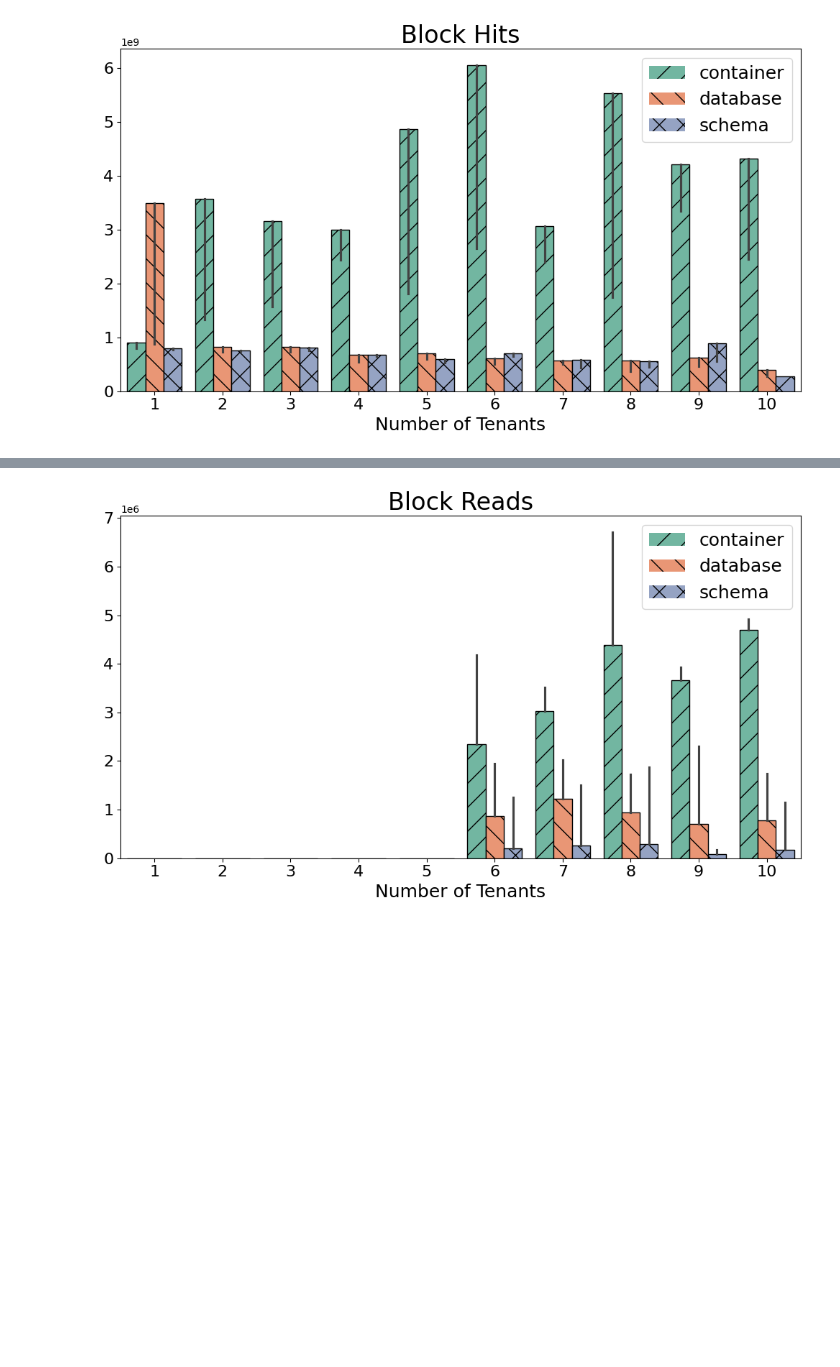
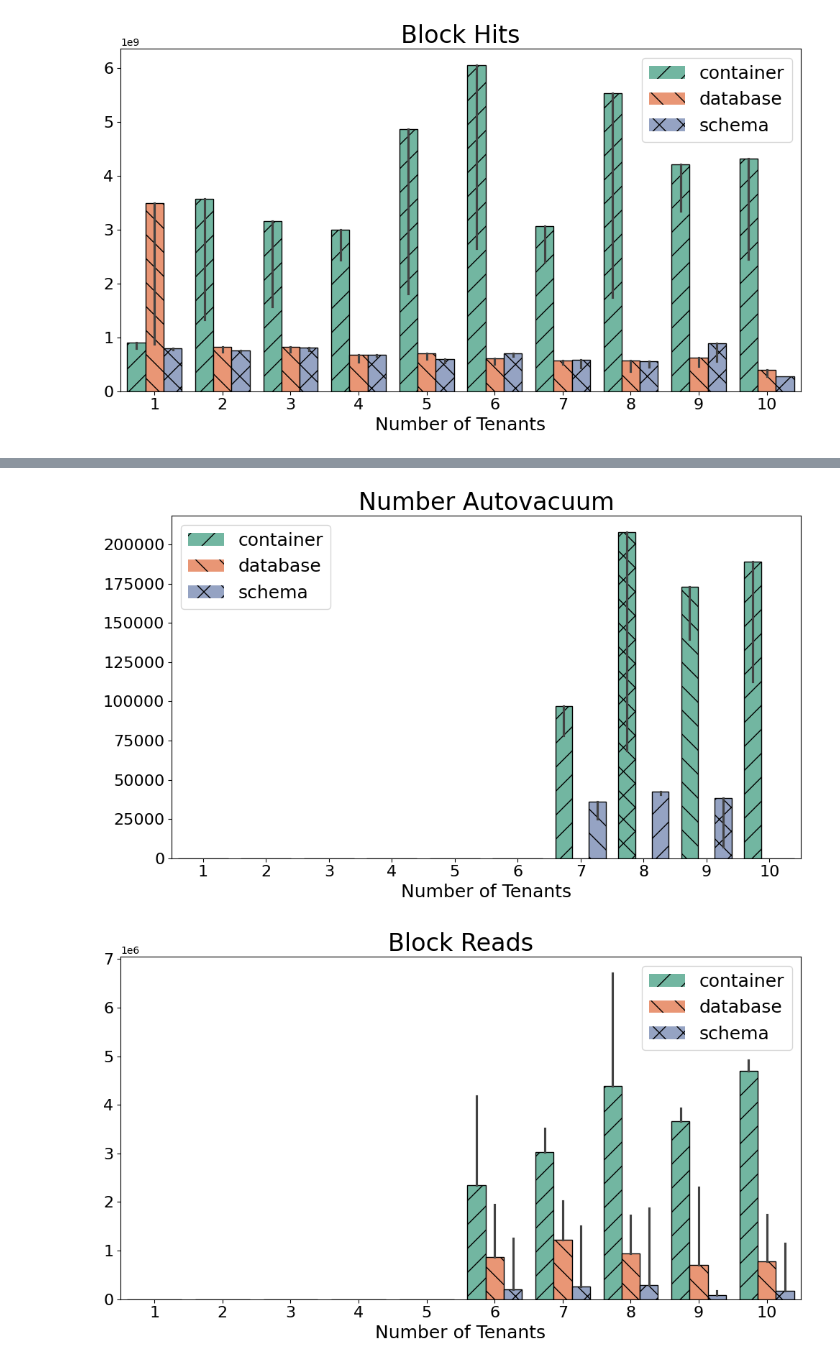
Before and after one commit to Beuth-Erdelt/Benchmark-Experiment-Host-Manager, a Jupyter notebook: dev/MT-Benchbase-Merge-PVC-args-metrics.ipynb, the cells around one changed output, grey strips where cells are left out. Cells and saved outputs as stored; diff of their text form; code cells hidden in the pictures; blank space fills up the shorter version.

```diff
--- a/dev/MT-Benchbase-Merge-PVC-args-metrics.ipynb
+++ b/dev/MT-Benchbase-Merge-PVC-args-metrics.ipynb
@@ -657,3 +682,10 @@ plot_bars(df_performance, y='Block Hits', title='Block Hits', estimator='max')
+# %%
+df = df_performance[df_performance['client']=='1']
+#df = df_performance.copy()
+plot_bars(df_performance, y='Number Autovacuum', title='Number Autovacuum', estimator='max')
+#plot_boxplots(df, y='Block Hits', title='Block Hits')
+# %% [output]
+[figure, added]
 # %%
 df = df_performance[df_performance['client']=='1']
 #df = df_performance.copy()
```
Also changed, not shown: parts of 4 cells of this notebook, 11 other files.
